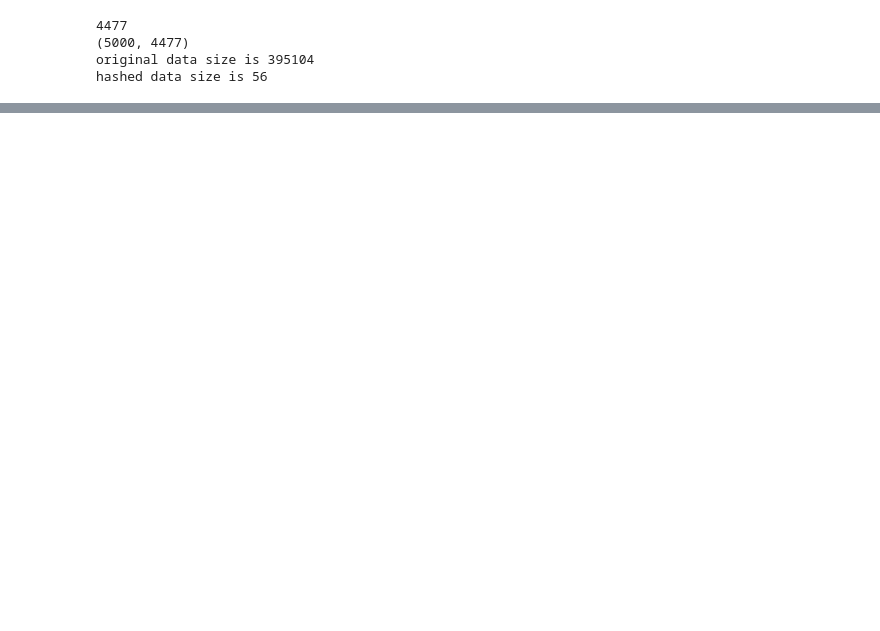
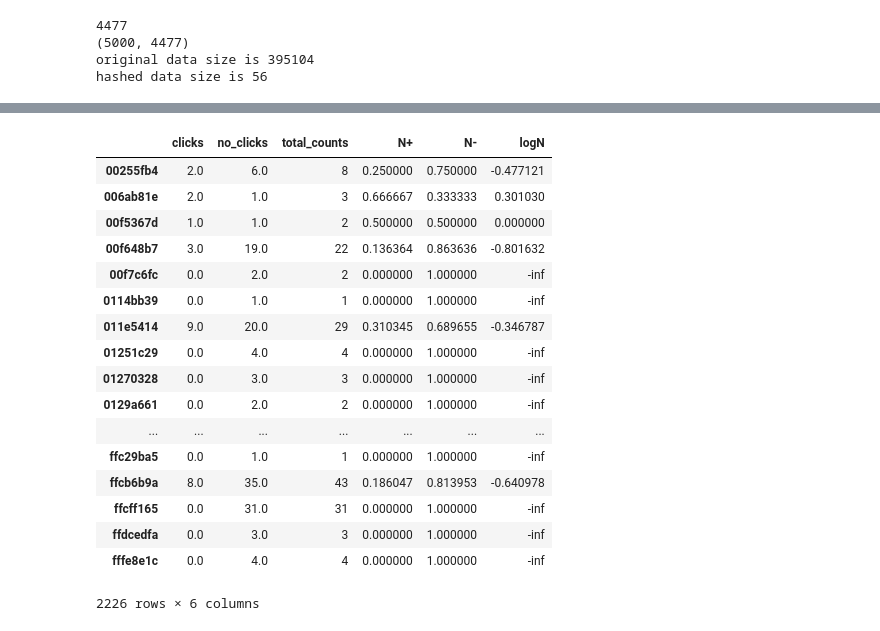
Before and after one commit to hiroaki8388/datascienceEdu, a Jupyter notebook: Feature Engineering for ML_5.ipynb, the cells around one changed output, grey strips where cells are left out. Cells and saved outputs as stored; diff of their text form; code cells hidden in the pictures; blank space fills up the shorter version.

```diff
--- a/Feature Engineering for ML_5.ipynb
+++ b/Feature Engineering for ML_5.ipynb
@@ -165,0 +200,40 @@ ctr_df.head()
+# %%
+def click_counting(x,bin_col):
+    # bin_colで指定したカテゴリごとにクリックした回数/クリックしてない回数をカウント
+    clicks=pd.Series(x[x['click']==1][bin_col].value_counts(),name='clicks')
+    no_clicks=pd.Series(x[x['click']==0][bin_col].value_counts(),name='no_clicks')
+
+    counts=pd.DataFrame([clicks,no_clicks]).T.fillna(0)
+    counts['total_counts']=counts['clicks'].astype('int64')+counts['no_clicks'].astype('int64')
+
+    return counts
+
+def bin_counting(counts):
+    counts['N+']=counts['clicks']/counts['total_counts']
+    counts['N-']=counts['no_clicks']/counts['total_counts']
+    counts['logN']=sp.log10(counts['N+']/counts['N-'])
+
+    return counts
+# %%
+counts=click_counting(ctr_df,'site_id')
+
+bin_counting(counts)
+# %% [output]
+|  | clicks | no_clicks | total_counts | N+ | N- | logN |
+| 00255fb4 | 2.0 | 6.0 | 8 | 0.250000 | 0.750000 | -0.477121 |
+| 006ab81e | 2.0 | 1.0 | 3 | 0.666667 | 0.333333 | 0.301030 |
+| 00f5367d | 1.0 | 1.0 | 2 | 0.500000 | 0.500000 | 0.000000 |
+| 00f648b7 | 3.0 | 19.0 | 22 | 0.136364 | 0.863636 | -0.801632 |
+| 00f7c6fc | 0.0 | 2.0 | 2 | 0.000000 | 1.000000 | -inf |
+| 0114bb39 | 0.0 | 1.0 | 1 | 0.000000 | 1.000000 | -inf |
+| 011e5414 | 9.0 | 20.0 | 29 | 0.310345 | 0.689655 | -0.346787 |
+| 01251c29 | 0.0 | 4.0 | 4 | 0.000000 | 1.000000 | -inf |
+| 01270328 | 0.0 | 3.0 | 3 | 0.000000 | 1.000000 | -inf |
+| 0129a661 | 0.0 | 2.0 | 2 | 0.000000 | 1.000000 | -inf |
+| ... | ... | ... | ... | ... | ... | ... |
+| ffc29ba5 | 0.0 | 1.0 | 1 | 0.000000 | 1.000000 | -inf |
+| ffcb6b9a | 8.0 | 35.0 | 43 | 0.186047 | 0.813953 | -0.640978 |
+| ffcff165 | 0.0 | 31.0 | 31 | 0.000000 | 1.000000 | -inf |
+| ffdcedfa | 0.0 | 3.0 | 3 | 0.000000 | 1.000000 | -inf |
+| fffe8e1c | 0.0 | 4.0 | 4 | 0.000000 | 1.000000 | -inf |
+2226 rows × 6 columns
```
Also changed, not shown: parts of 7 cells of this notebook.
